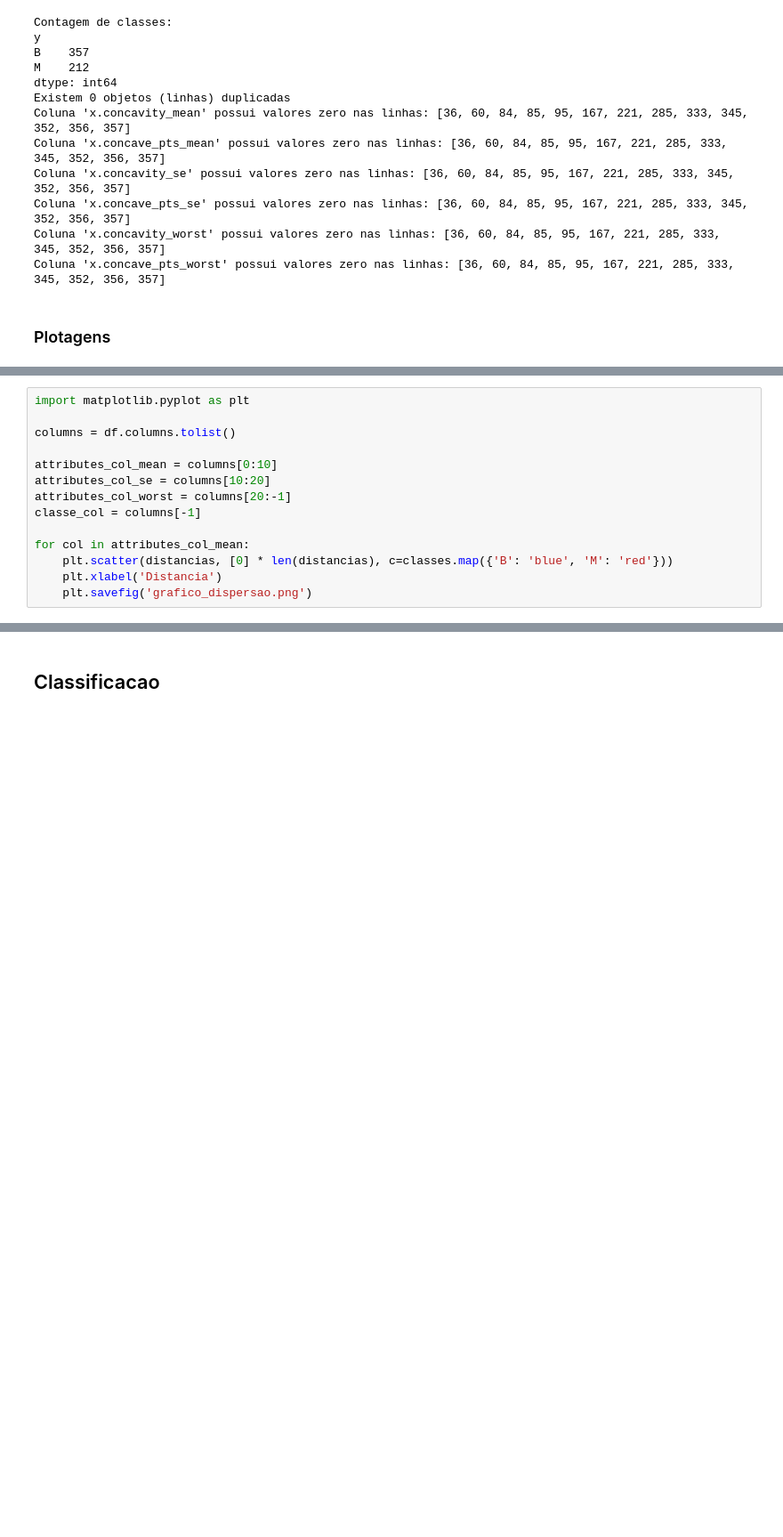
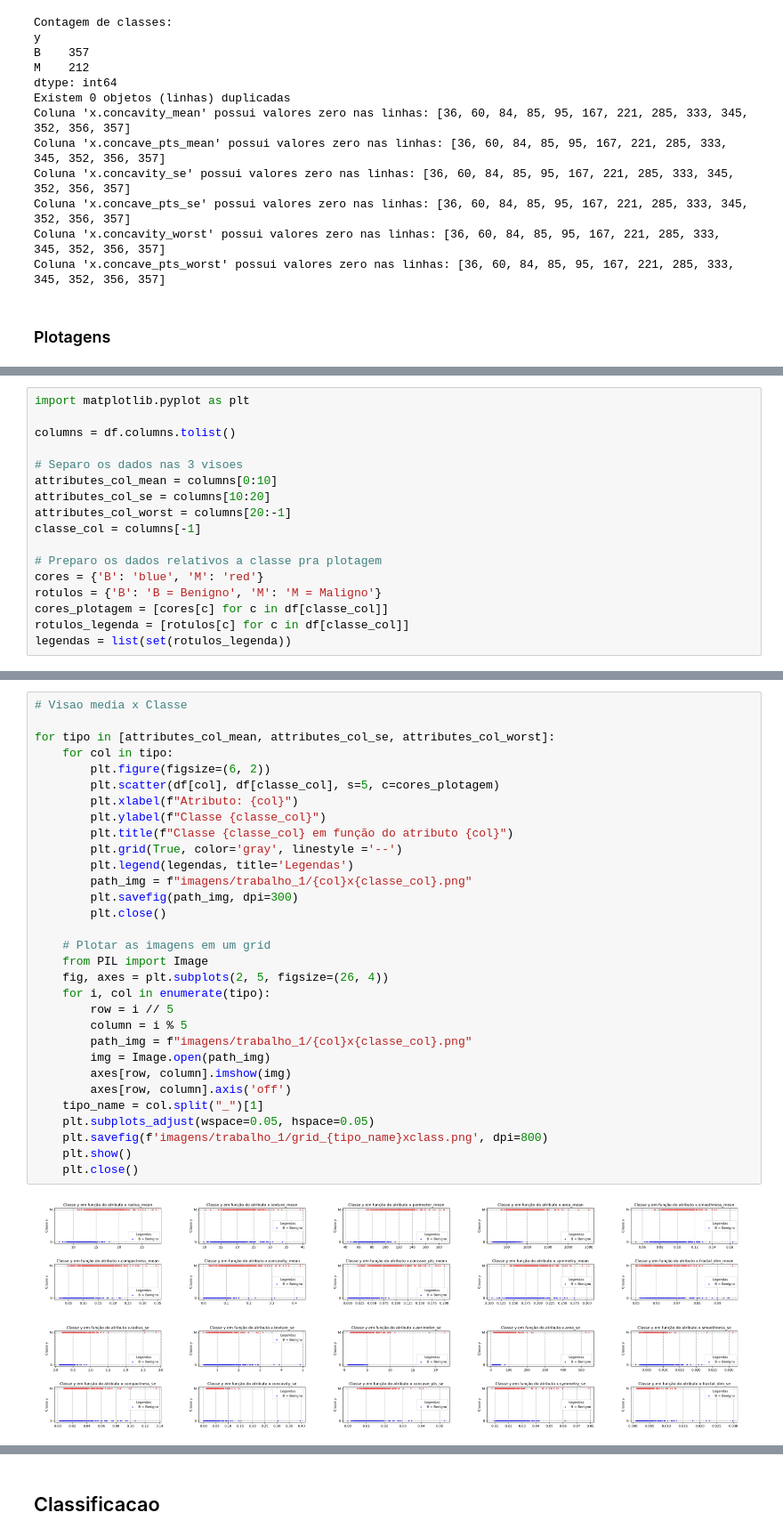
Before and after one commit to carlospcneto/AM-2023-1, a Jupyter notebook: Trabalho1.ipynb, the cells around one changed output, grey strips where cells are left out. Shown at 89% size. Cells and saved outputs as stored; diff of their text form; blank space fills up the shorter version.

```diff
--- a/Trabalho1.ipynb
+++ b/Trabalho1.ipynb
@@ -168,12 +170,15 @@ import matplotlib.pyplot as plt
 
 columns = df.columns.tolist()
 
+# Separo os dados nas 3 visoes
 attributes_col_mean = columns[0:10]
 attributes_col_se = columns[10:20]
 attributes_col_worst = columns[20:-1]
 classe_col = columns[-1]
 
-for col in attributes_col_mean:
-    plt.scatter(distancias, [0] * len(distancias), c=classes.map({'B': 'blue', 'M': 'red'}))
-    plt.xlabel('Distancia')
-    plt.savefig('grafico_dispersao.png')
+# Preparo os dados relativos a classe pra plotagem
+cores = {'B': 'blue', 'M': 'red'}
+rotulos = {'B': 'B = Benigno', 'M': 'M = Maligno'}
+cores_plotagem = [cores[c] for c in df[classe_col]]
+rotulos_legenda = [rotulos[c] for c in df[classe_col]]
+legendas = list(set(rotulos_legenda))
@@ -181,0 +187,34 @@ NameError: name 'distancias' is not defined
+# %%
+# Visao media x Classe
+
+for tipo in [attributes_col_mean, attributes_col_se, attributes_col_worst]:
+    for col in tipo:
+        plt.figure(figsize=(6, 2))
+        plt.scatter(df[col], df[classe_col], s=5, c=cores_plotagem)
+        plt.xlabel(f"Atributo: {col}")
+        plt.ylabel(f"Classe {classe_col}")
+        plt.title(f"Classe {classe_col} em função do atributo {col}")
+        plt.grid(True, color='gray', linestyle ='--')
+        plt.legend(legendas, title='Legendas')
+        path_img = f"imagens/trabalho_1/{col}x{classe_col}.png"
+        plt.savefig(path_img, dpi=300)
+        plt.close()
+
+    # Plotar as imagens em um grid
+    from PIL import Image
+    fig, axes = plt.subplots(2, 5, figsize=(26, 4))
+    for i, col in enumerate(tipo):
+        row = i // 5
+        column = i % 5
+        path_img = f"imagens/trabalho_1/{col}x{classe_col}.png"
+        img = Image.open(path_img)
+        axes[row, column].imshow(img)
+        axes[row, column].axis('off')
+    tipo_name = col.split("_")[1]
+    plt.subplots_adjust(wspace=0.05, hspace=0.05)
+    plt.savefig(f'imagens/trabalho_1/grid_{tipo_name}xclass.png', dpi=800)
+    plt.show()
+    plt.close()
+# %% [output]
+[figure, added]
+[figure, added]
```
Also changed, not shown: parts of 4 cells of this notebook, 22 other files.
